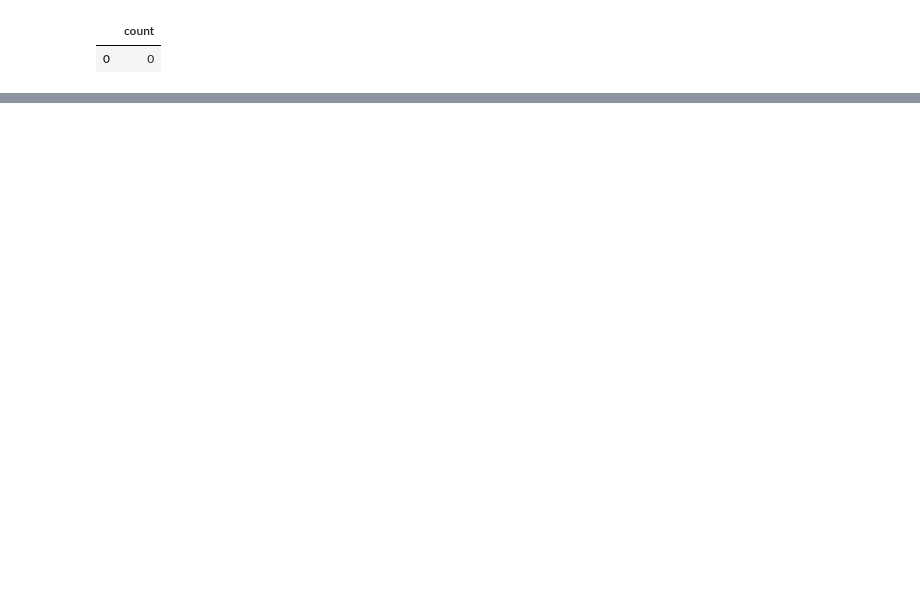
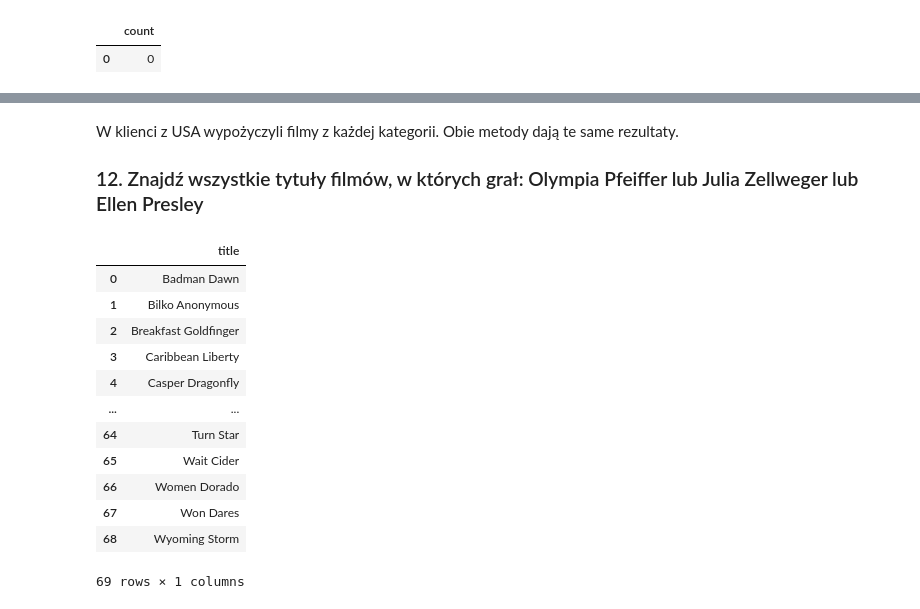
Before and after one commit to Arek-P/AiBD, a Jupyter notebook: LAB_3/Lab_3.ipynb, the cells around one changed output, grey strips where cells are left out. Cells and saved outputs as stored; diff of their text form; code cells hidden in the pictures; blank space fills up the shorter version.

```diff
--- a/LAB_3/Lab_3.ipynb
+++ b/LAB_3/Lab_3.ipynb
@@ -141,0 +329,30 @@ df
+# %% [markdown]
+W klienci z USA wypożyczyli filmy z każdej kategorii. Obie metody dają te same rezultaty.
+
+### 12. Znajdź wszystkie tytuły filmów, w których grał: Olympia Pfeiffer lub Julia Zellweger lub Ellen Presley
+# %%
+df = pd.read_sql(f"SELECT actor_id FROM actor WHERE " +
+                 "(first_name = 'Olympia' AND last_name = 'Pfeiffer') OR " +
+                 "(first_name = 'Julia' AND last_name = 'Zellweger') OR " +
+                 "(first_name = 'Ellen' AND last_name = 'Presley')",con=connection)
+actor_id = tuple(df['actor_id'].tolist())
+
+df = pd.read_sql(f"SELECT DISTINCT film_id FROM film_actor WHERE actor_id IN {actor_id}",con=connection)
+film_id = tuple(df['film_id'].tolist())
+
+df = pd.read_sql(f"SELECT title FROM film WHERE film_id IN {film_id}",con=connection)
+df
+# %% [output]
+|  | title |
+| 0 | Badman Dawn |
+| 1 | Bilko Anonymous |
+| 2 | Breakfast Goldfinger |
+| 3 | Caribbean Liberty |
+| 4 | Casper Dragonfly |
+| ... | ... |
+| 64 | Turn Star |
+| 65 | Wait Cider |
+| 66 | Women Dorado |
+| 67 | Won Dares |
+| 68 | Wyoming Storm |
+69 rows × 1 columns
```
Also changed, not shown: parts of 22 cells of this notebook.
